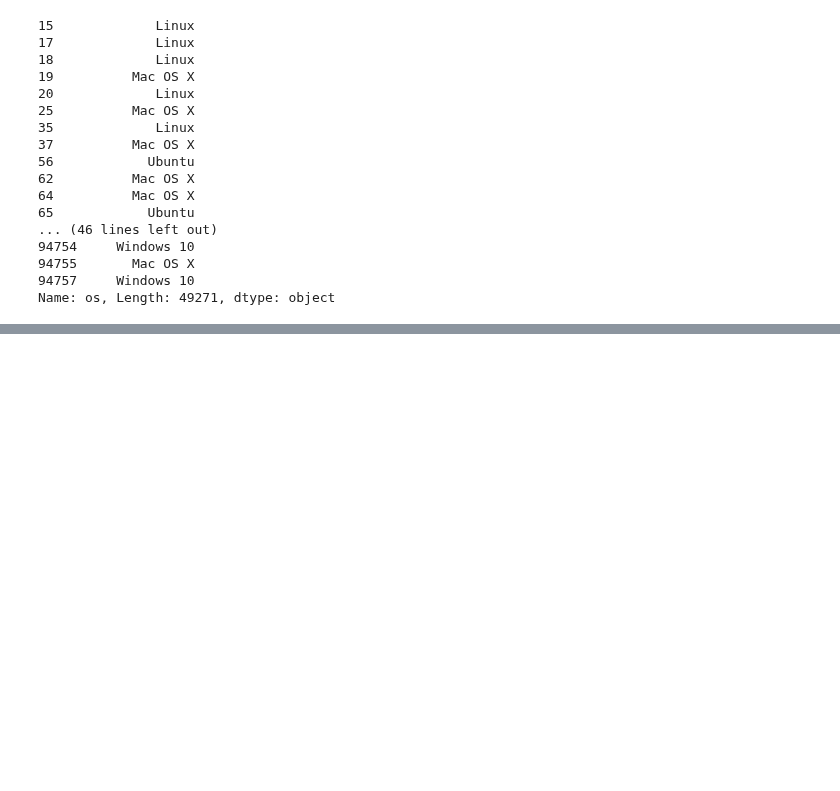
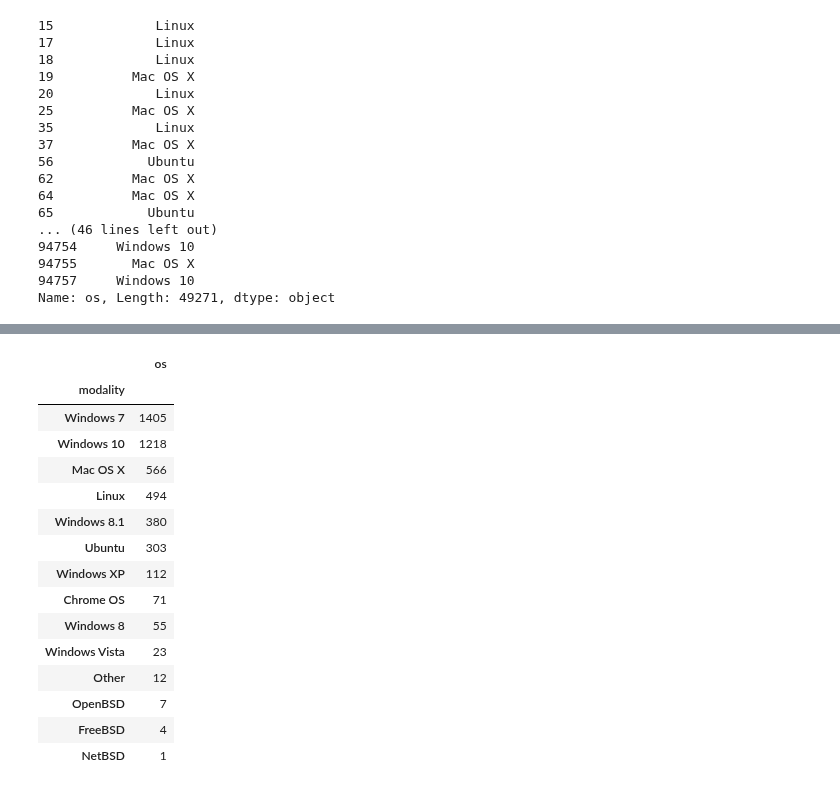
Before and after one commit to mGosset/BrowserFingerprint, a Jupyter notebook: notebooks/exploratory/analyse_empreintes.ipynb, the cells around one changed output, grey strips where cells are left out. Cells and saved outputs as stored; diff of their text form; code cells hidden in the pictures; blank space fills up the shorter version.

```diff
--- a/notebooks/exploratory/analyse_empreintes.ipynb
+++ b/notebooks/exploratory/analyse_empreintes.ipynb
@@ -594,0 +636,20 @@ Name: os, Length: 49271, dtype: object
+# %%
+df_nb = pd.DataFrame(nb)
+df_nb
+# %% [output]
+|  | os |
+| modality |  |
+| Windows 7 | 1405 |
+| Windows 10 | 1218 |
+| Mac OS X | 566 |
+| Linux | 494 |
+| Windows 8.1 | 380 |
+| Ubuntu | 303 |
+| Windows XP | 112 |
+| Chrome OS | 71 |
+| Windows 8 | 55 |
+| Windows Vista | 23 |
+| Other | 12 |
+| OpenBSD | 7 |
+| FreeBSD | 4 |
+| NetBSD | 1 |
```
Also changed, not shown: parts of 6 cells of this notebook.
